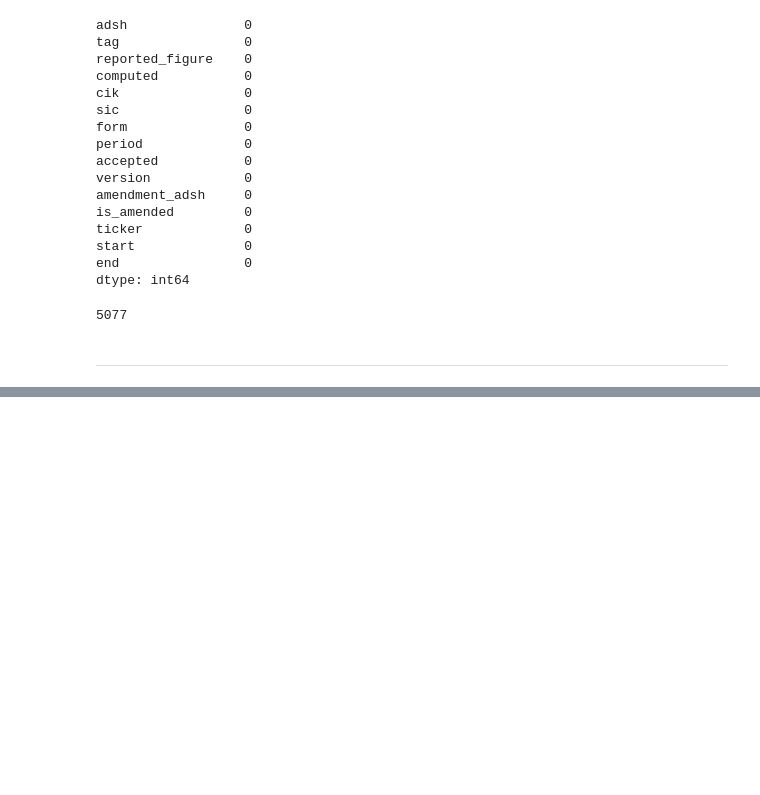
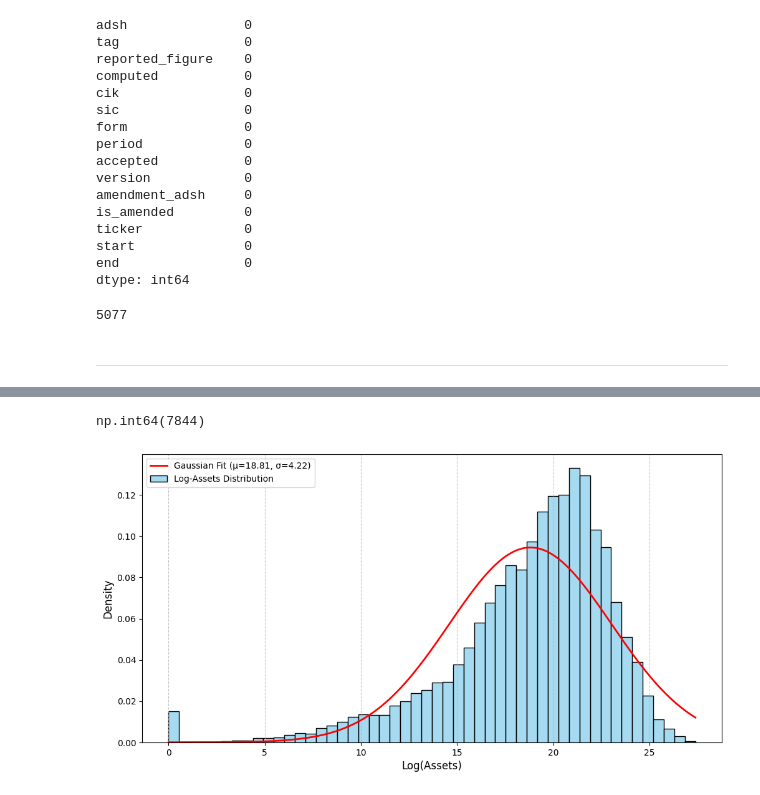
Before and after one commit to niklasko99/datascience4finance, a Jupyter notebook: explanatory_analysis/initial_analysis.ipynb, the cells around one changed output, grey strips where cells are left out. Cells and saved outputs as stored; diff of their text form; code cells hidden in the pictures; blank space fills up the shorter version.

```diff
--- a/explanatory_analysis/initial_analysis.ipynb
+++ b/explanatory_analysis/initial_analysis.ipynb
@@ -127,0 +114,14 @@ np.float64(0.0813065808252857)
+# %%
+data = pd.read_csv("../data/annual_filings.csv")
+# %%
+data.drop(columns=["Unnamed: 0"], inplace=True)
+
+data.drop(columns=["is_amended", "amendment_adsh", "form", "version", "accepted", "start", "end", "computed"], inplace=True)
+
+# make period to datetime format
+data["period"] = pd.to_datetime(data["period"])
+# %%
+# Reshape the data into the desired format
+reshaped_data = data.pivot(index=['adsh', 'cik', 'sic', 'period', 'ticker'],
+                        columns='tag',
+                        values='reported_figure')
@@ -127,0 +140,3 @@ np.float64(0.0813065808252857)
+# %%
+reshaped_data.reset_index(inplace=True)
+reshaped_data.head()
@@ -127,0 +151,32 @@ np.float64(0.0813065808252857)
+# %%
+(missing_values > 50).sum()
+# %% [output]
+np.int64(7844)
+# %%
+
+# Apply a log transformation to the Assets column to handle skewness
+reshaped_data['Log_Assets'] = np.log1p(reshaped_data['Assets'])
+
+from scipy.stats import norm
+import numpy as np
+
+# Generate histogram and Gaussian fit
+plt.figure(figsize=(12, 6))
+sns.histplot(reshaped_data['Log_Assets'], kde=False, bins=50, color='skyblue', stat="density", label="Log-Assets Distribution")
+
+# Fit and plot Gaussian distribution
+mean, std = reshaped_data['Log_Assets'].mean(), reshaped_data['Log_Assets'].std()
+x = np.linspace(reshaped_data['Log_Assets'].min(), reshaped_data['Log_Assets'].max(), 1000)
+gaussian = norm.pdf(x, mean, std)
+plt.plot(x, gaussian, color='red', lw=2, label=f'Gaussian Fit (μ={mean:.2f}, σ={std:.2f})')
+
+# Add title and labels
+# plt.title('Log-Transformed Assets vs Gaussian Distribution', fontsize=14)
+plt.xlabel('Log(Assets)', fontsize=12)
+plt.ylabel('Density', fontsize=12)
+plt.legend()
+plt.grid(axis='x', linestyle='--', alpha=0.7)
+
+plt.show()
+# %% [output]
+[figure, added]
```
Also changed, not shown: parts of 10 cells of this notebook, 46 other files.
